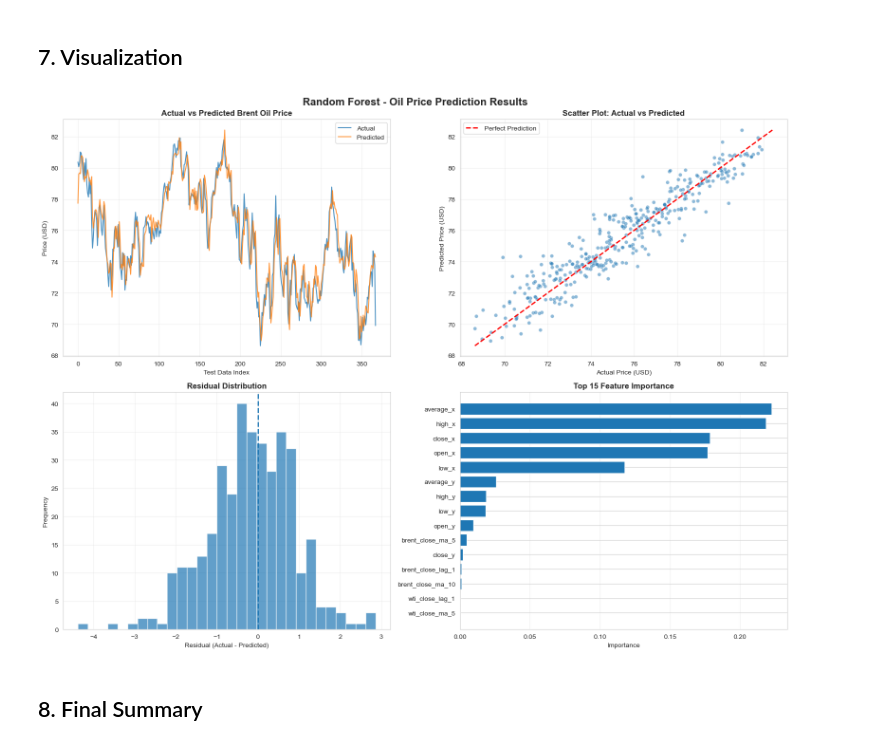
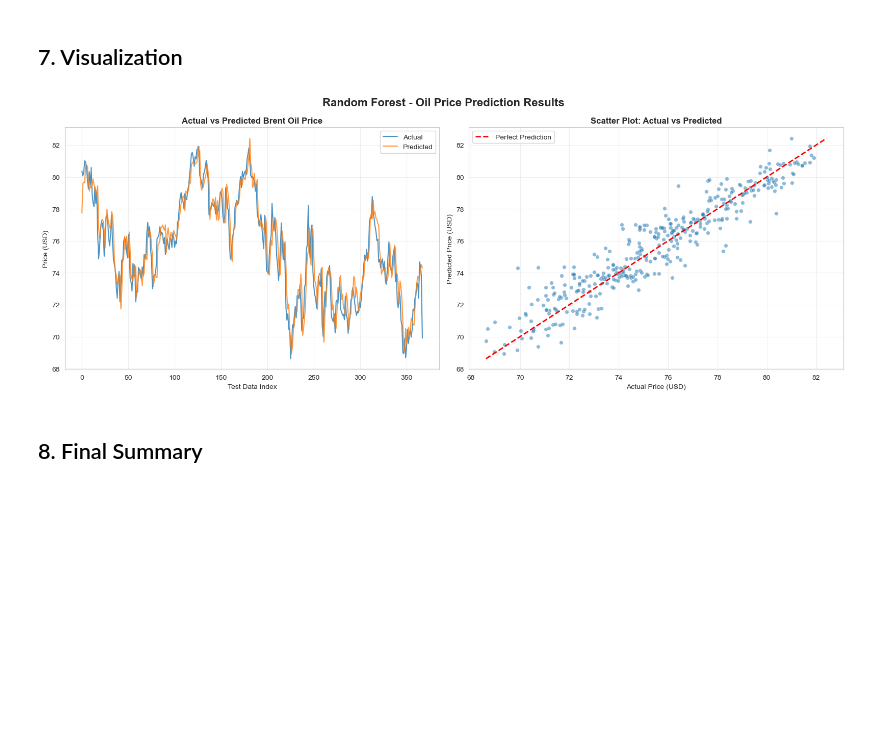
Before and after one commit to K400000/Oil-Price-Prediction, a Jupyter notebook: notebooks/Random_Forest.ipynb, the cells around one changed output. Cells and saved outputs as stored; diff of their text form; code cells hidden in the pictures; blank space fills up the shorter version.

```diff
--- a/notebooks/Random_Forest.ipynb
+++ b/notebooks/Random_Forest.ipynb
@@ -270,58 +272,34 @@ Test Set Results:
 ## 7. Visualization
 # %%
 # --- 6.1 กราฟ Actual vs Predicted ---
-fig, axes = plt.subplots(2, 2, figsize=(16, 12))
+fig, axes = plt.subplots(1, 2, figsize=(16, 6)) # ปรับเหลือ 1 แถว 2 คอลัมน์ และลดความสูงลง
 fig.suptitle('Random Forest - Oil Price Prediction Results', fontsize=16, fontweight='bold')
 
 # Plot 1: Actual vs Predicted (Line)
-ax1 = axes[0, 0]
+ax1 = axes[0] # ปรับ Index เพราะ axes ตอนนี้เป็น 1 มิติ
 ax1.plot(range(len(y_test)), y_test.values, label='Actual', linewidth=1.5, alpha=0.8)
 ax1.plot(range(len(y_pred)), y_pred, label='Predicted', linewidth=1.5, alpha=0.8)
 ax1.set_title('Actual vs Predicted Brent Oil Price', fontsize=12, fontweight='bold')
 ax1.set_xlabel('Test Data Index')
 ax1.set_ylabel('Price (USD)')
 ax1.legend()
 ax1.grid(True, alpha=0.3)
 
 # Plot 2: Scatter Plot
-ax2 = axes[0, 1]
+ax2 = axes[1] # ปรับ Index
 ax2.scatter(y_test, y_pred, alpha=0.5, edgecolors='white', linewidth=0.5, s=30)
 min_val = min(y_test.min(), y_pred.min())
 max_val = max(y_test.max(), y_pred.max())
 ax2.plot([min_val, max_val], [min_val, max_val], 'r--', linewidth=2, label='Perfect Prediction')
 ax2.set_title('Scatter Plot: Actual vs Predicted', fontsize=12, fontweight='bold')
 ax2.set_xlabel('Actual Price (USD)')
 ax2.set_ylabel('Predicted Price (USD)')
 ax2.legend()
 ax2.grid(True, alpha=0.3)
 
-# Plot 3: Residual Distribution
-ax3 = axes[1, 0]
-residuals = y_test.values - y_pred
-ax3.hist(residuals, bins=30, edgecolor='white', alpha=0.7)
-ax3.axvline(x=0, linestyle='--', linewidth=2)
-ax3.set_title('Residual Distribution', fontsize=12, fontweight='bold')
-ax3.set_xlabel('Residual (Actual - Predicted)')
-ax3.set_ylabel('Frequency')
-ax3.grid(True, alpha=0.3)
-
-# Plot 4: Feature Importance (Top 15)
-ax4 = axes[1, 1]
-importances = rf_model.feature_importances_
-
-feature_importance_df = pd.DataFrame({
-    'Feature': feature_cols,
-    'Importance': importances
-}).sort_values('Importance', ascending=True).tail(15)
-
-ax4.barh(feature_importance_df['Feature'], feature_importance_df['Importance'])
-ax4.set_title('Top 15 Feature Importance', fontsize=12, fontweight='bold')
-ax4.set_xlabel('Importance')
-ax4.grid(True, alpha=0.3, axis='x')
-
 plt.tight_layout()
 # %% [output]
-[figure, old version]
+[figure, new version]
 # %% [markdown]
 ## 8. Final Summary
 # %%
```
Also changed, not shown: parts of 1 cell of this notebook, 2 other files.
